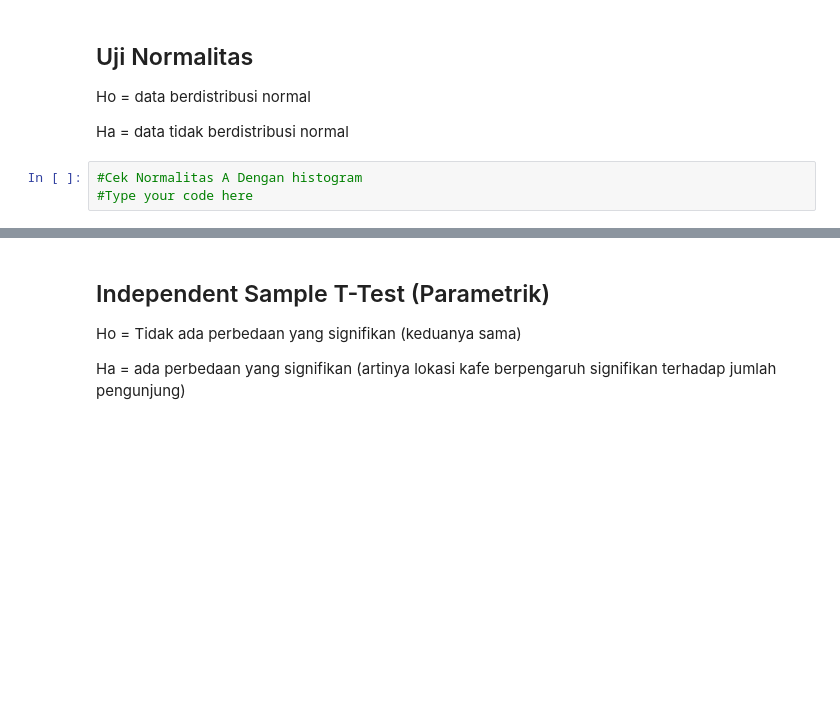
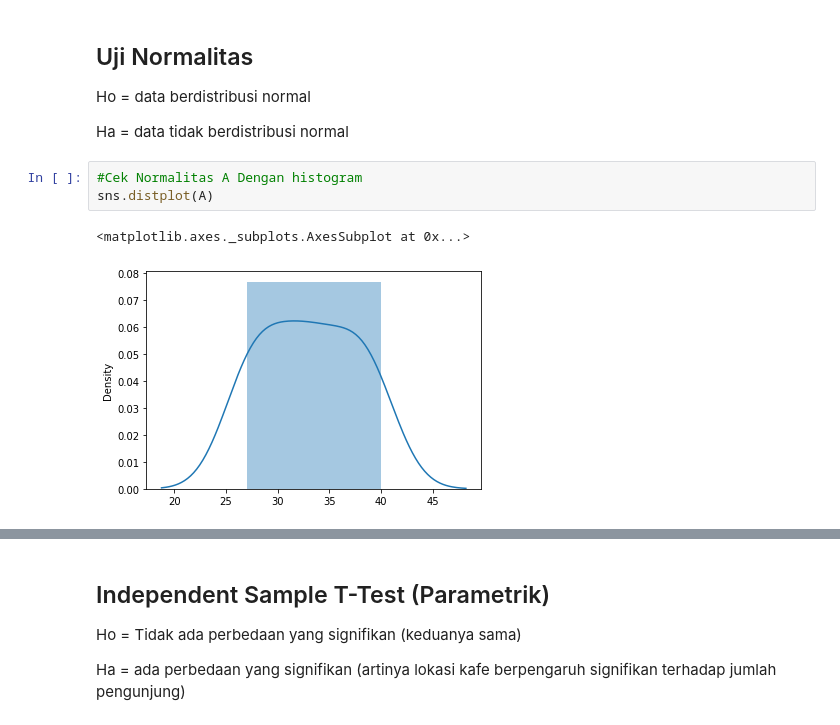
Before and after one commit to oektomo/ClassPersevere, a Jupyter notebook: Uji_Hipotesis_student.ipynb, the cells around one changed output, grey strips where cells are left out. Cells and saved outputs as stored; diff of their text form; blank space fills up the shorter version.

```diff
--- a/Uji_Hipotesis_student.ipynb
+++ b/Uji_Hipotesis_student.ipynb
@@ -103,6 +105,9 @@ Ho = data berdistribusi normal
 Ha = data tidak berdistribusi normal
 # %%
 #Cek Normalitas A Dengan histogram
-#Type your code here
+sns.distplot(A)
+# %% [output]
+<matplotlib.axes._subplots.AxesSubplot at 0x...>
+[figure, added]
 # %%
 #Cek Normalitas B Dengan histogram
```
Also changed, not shown: parts of 24 cells of this notebook.
